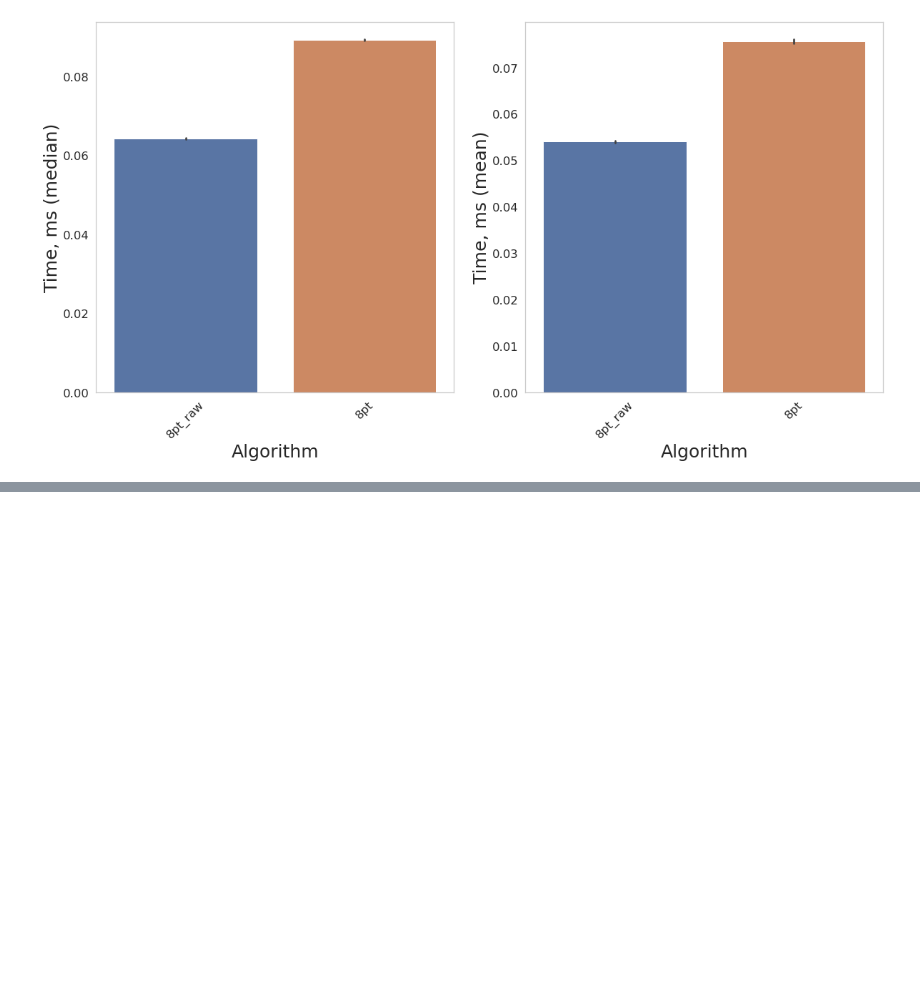
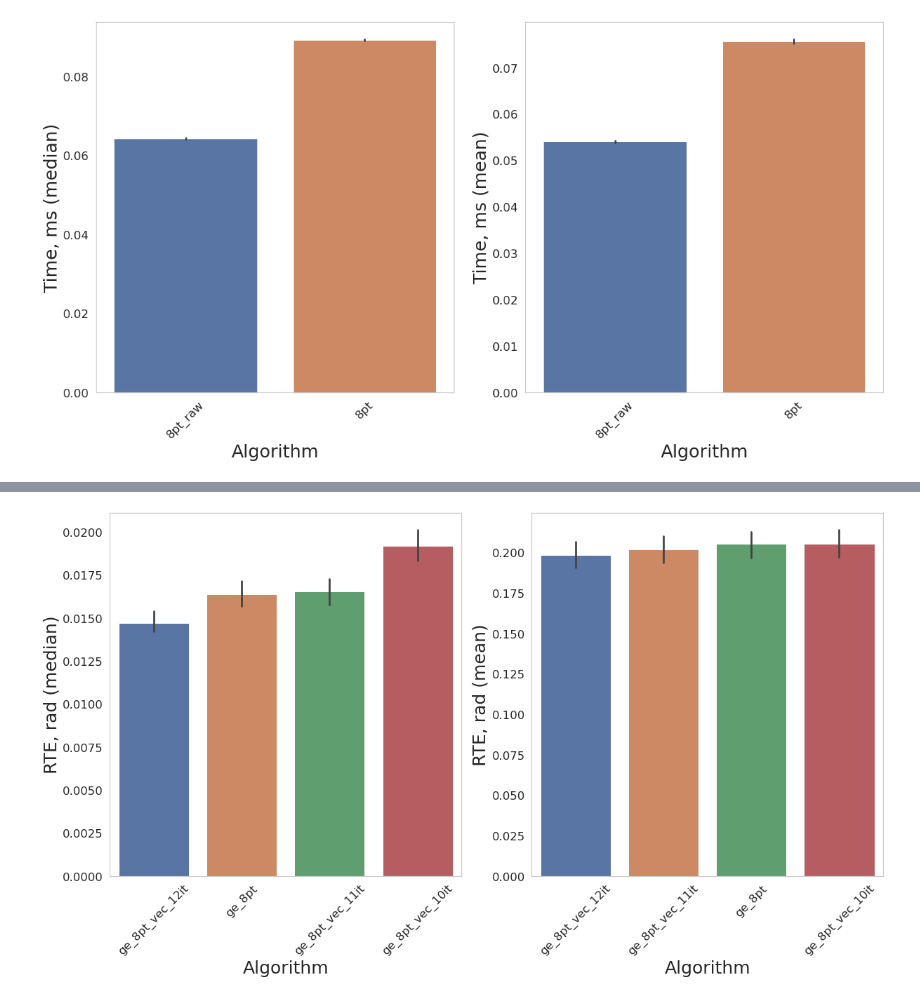
Before and after one commit to kirill-ivanov-a/opengv, a Jupyter notebook: notebooks/GE optimization.ipynb, the cells around one changed output, grey strips where cells are left out. Saved outputs shown, nothing was run; the diff lists cells and outputs as text; code cells hidden in the pictures; blank space fills up the shorter version.

```diff
--- a/notebooks/GE optimization.ipynb
+++ b/notebooks/GE optimization.ipynb
@@ -280,0 +317,4 @@ for i, (est_name, est) in enumerate(esimators.items()):
+# %%
+plot_bars('RTE', 'rad', capitalize=False)
+# %% [output]
+[figure, added]
```
Also changed, not shown: parts of 8 cells of this notebook, 2 other files.
